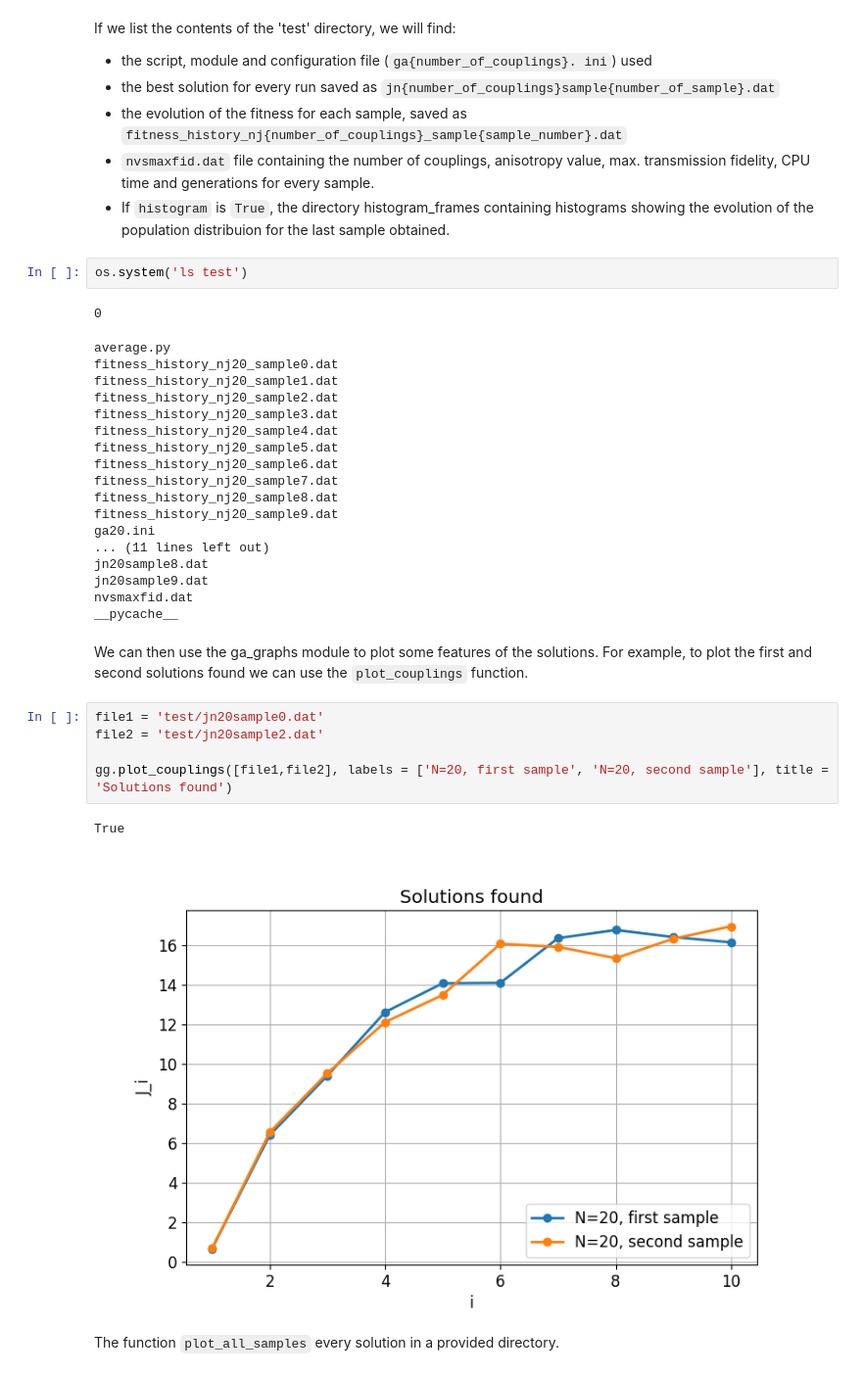
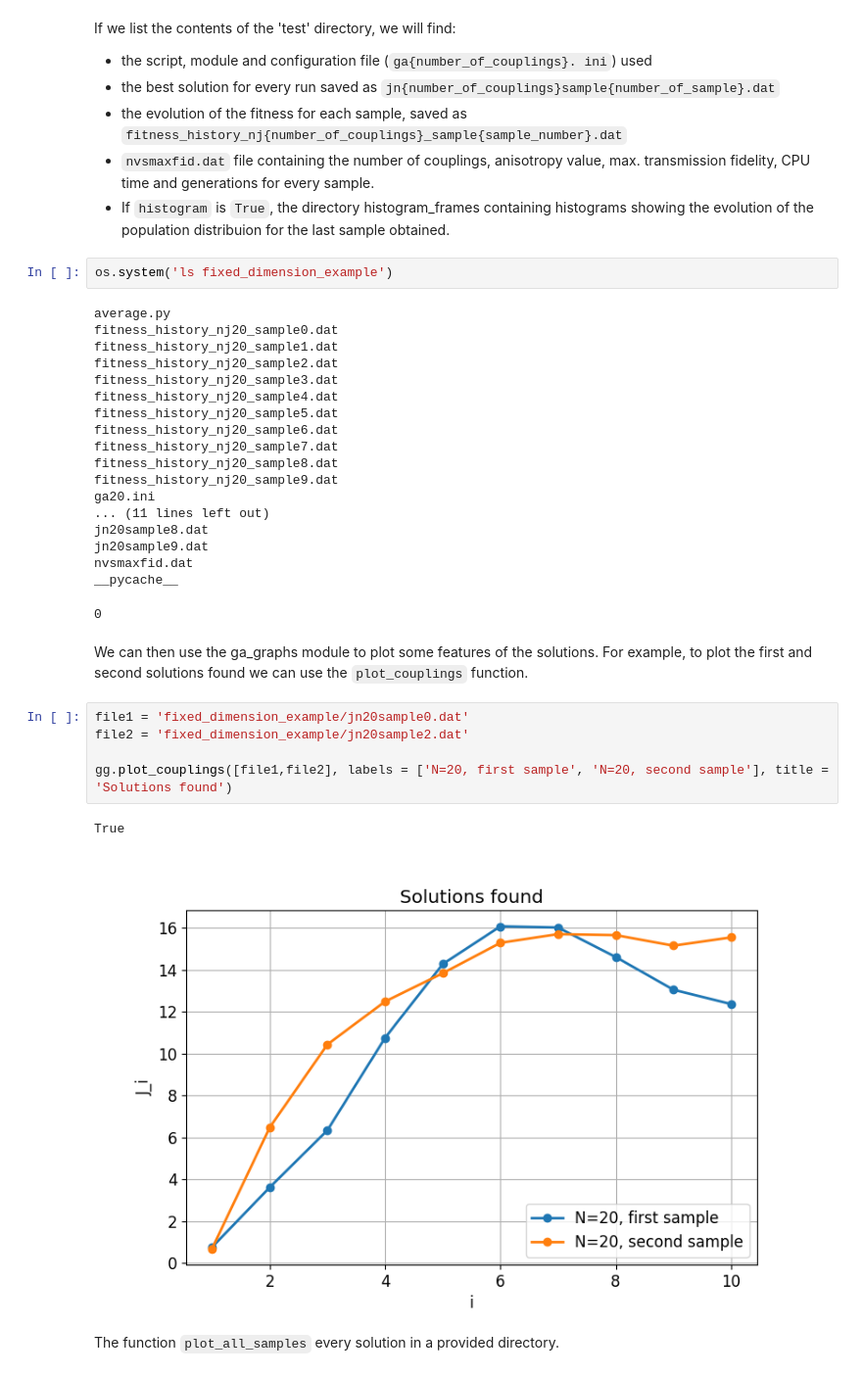
Before and after one commit to sofips/gen_alg_xxz, a Jupyter notebook: example.ipynb, the cells around one changed output. Shown at 98% size. Saved outputs shown, nothing was run; the diff lists cells and outputs as text.

````diff
--- a/example.ipynb
+++ b/example.ipynb
@@ -97,36 +97,36 @@ If we list the contents of the 'test' directory, we will find:
 - ```nvsmaxfid.dat``` file containing the number of couplings, anisotropy value, max. transmission fidelity, CPU time and generations for every sample.
 - If ```histogram``` is ```True```, the directory histogram_frames containing histograms showing the evolution of the population distribuion for the last sample obtained.
 # %%
-os.system('ls test')
+os.system('ls fixed_dimension_example')
 # %% [output]
-0
+average.py
+fitness_history_nj20_sample0.dat
+fitness_history_nj20_sample1.dat
+fitness_history_nj20_sample2.dat
+fitness_history_nj20_sample3.dat
+fitness_history_nj20_sample4.dat
+fitness_history_nj20_sample5.dat
+fitness_history_nj20_sample6.dat
+fitness_history_nj20_sample7.dat
+fitness_history_nj20_sample8.dat
+fitness_history_nj20_sample9.dat
+ga20.ini
+... (11 lines left out)
+jn20sample8.dat
+jn20sample9.dat
+nvsmaxfid.dat
+__pycache__
-average.py
-fitness_history_nj20_sample0.dat
-fitness_history_nj20_sample1.dat
-fitness_history_nj20_sample2.dat
-fitness_history_nj20_sample3.dat
-fitness_history_nj20_sample4.dat
-fitness_history_nj20_sample5.dat
-fitness_history_nj20_sample6.dat
-fitness_history_nj20_sample7.dat
-fitness_history_nj20_sample8.dat
-fitness_history_nj20_sample9.dat
-ga20.ini
-... (11 lines left out)
-jn20sample8.dat
-jn20sample9.dat
-nvsmaxfid.dat
-__pycache__
+0
 # %% [markdown]
 We can then use the ga_graphs module to plot some features of the solutions. For example, to plot the first and second solutions found we can use the ```plot_couplings``` function.
 # %%
-file1 = 'test/jn20sample0.dat'
-file2 = 'test/jn20sample2.dat'
+file1 = 'fixed_dimension_example/jn20sample0.dat'
+file2 = 'fixed_dimension_example/jn20sample2.dat'
 
 gg.plot_couplings([file1,file2], labels = ['N=20, first sample', 'N=20, second sample'], title = 'Solutions found')
 # %% [output]
 True
-[figure, old version]
+[figure, new version]
 # %% [markdown]
 
 The function ```plot_all_samples``` every solution in a provided directory.
````
Also changed, not shown: parts of 9 cells of this notebook.
